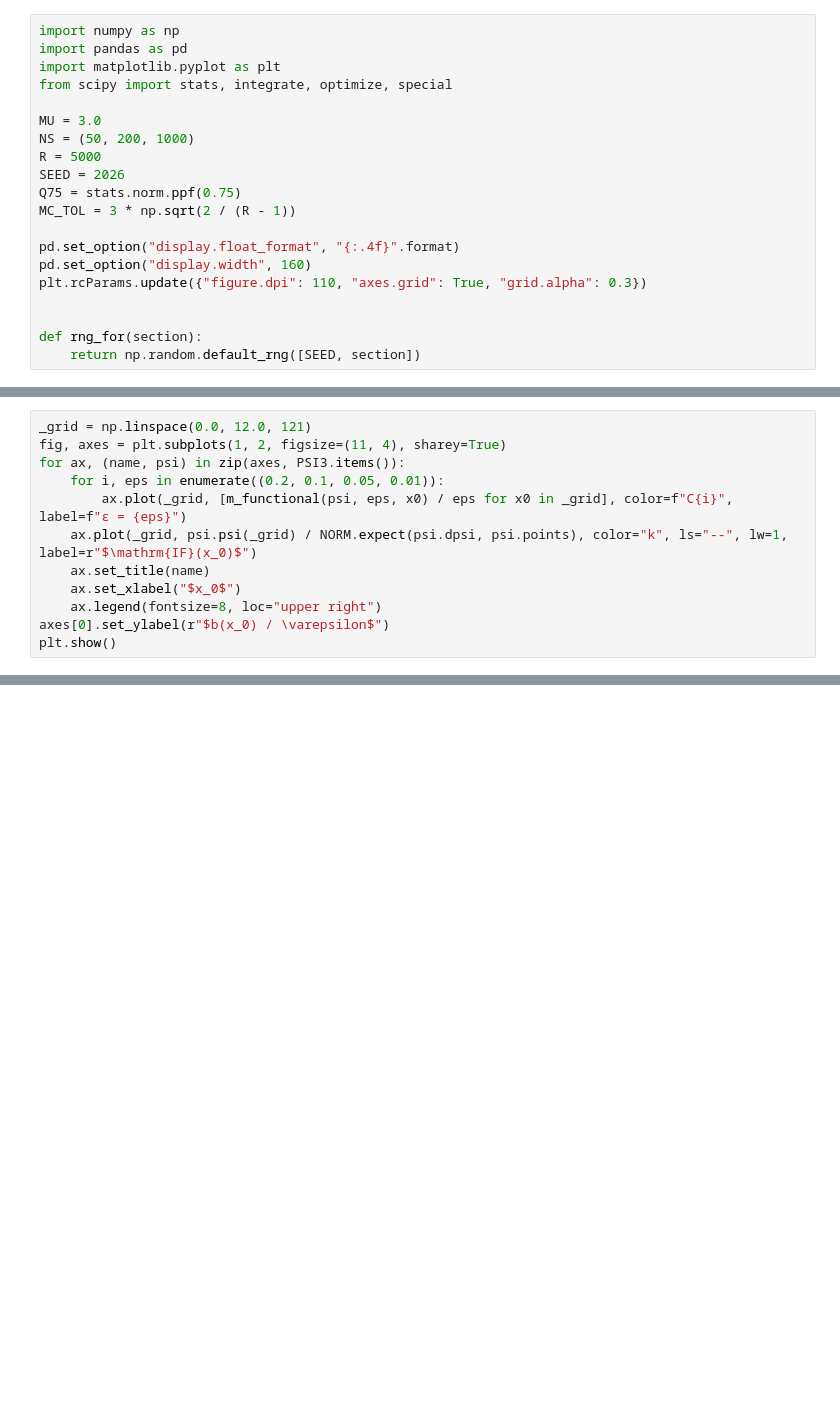
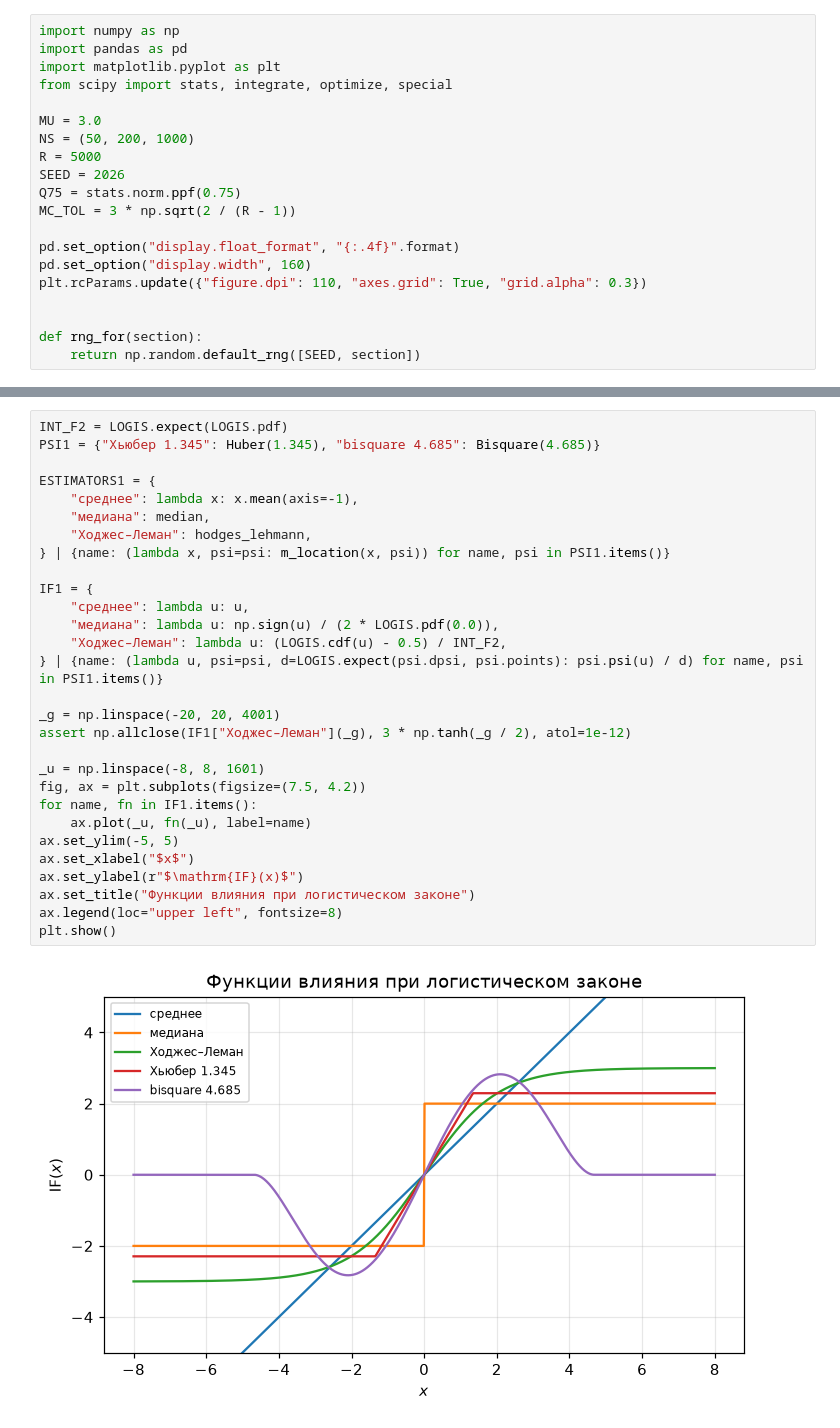
Before and after one commit to paulhowever/stata_ai_2026_WW, a Jupyter notebook: lab2.ipynb, the cells around one changed output, grey strips where cells are left out. Drawn from its saved outputs; the diff is of its cells as text; blank space fills up the shorter version.

```diff
--- a/lab2.ipynb
+++ b/lab2.ipynb
@@ -1103,12 +28,0 @@ bias_mc.pivot(index="x₀", columns="ψ", values=["b(x₀), теория", "MC"]
-# %%
-_grid = np.linspace(0.0, 12.0, 121)
-fig, axes = plt.subplots(1, 2, figsize=(11, 4), sharey=True)
-for ax, (name, psi) in zip(axes, PSI3.items()):
-    for i, eps in enumerate((0.2, 0.1, 0.05, 0.01)):
-        ax.plot(_grid, [m_functional(psi, eps, x0) / eps for x0 in _grid], color=f"C{i}", label=f"ε = {eps}")
-    ax.plot(_grid, psi.psi(_grid) / NORM.expect(psi.dpsi, psi.points), color="k", ls="--", lw=1, label=r"$\mathrm{IF}(x_0)$")
-    ax.set_title(name)
-    ax.set_xlabel("$x_0$")
-    ax.legend(fontsize=8, loc="upper right")
-axes[0].set_ylabel(r"$b(x_0) / \varepsilon$")
-plt.show()
@@ -1262,0 +175,31 @@ scale_c
+# %%
+INT_F2 = LOGIS.expect(LOGIS.pdf)
+PSI1 = {"Хьюбер 1.345": Huber(1.345), "bisquare 4.685": Bisquare(4.685)}
+
+ESTIMATORS1 = {
+    "среднее": lambda x: x.mean(axis=-1),
+    "медиана": median,
+    "Ходжес–Леман": hodges_lehmann,
+} | {name: (lambda x, psi=psi: m_location(x, psi)) for name, psi in PSI1.items()}
+
+IF1 = {
+    "среднее": lambda u: u,
+    "медиана": lambda u: np.sign(u) / (2 * LOGIS.pdf(0.0)),
+    "Ходжес–Леман": lambda u: (LOGIS.cdf(u) - 0.5) / INT_F2,
+} | {name: (lambda u, psi=psi, d=LOGIS.expect(psi.dpsi, psi.points): psi.psi(u) / d) for name, psi in PSI1.items()}
+
+_g = np.linspace(-20, 20, 4001)
+assert np.allclose(IF1["Ходжес–Леман"](_g), 3 * np.tanh(_g / 2), atol=1e-12)
+
+_u = np.linspace(-8, 8, 1601)
+fig, ax = plt.subplots(figsize=(7.5, 4.2))
+for name, fn in IF1.items():
+    ax.plot(_u, fn(_u), label=name)
+ax.set_ylim(-5, 5)
+ax.set_xlabel("$x$")
+ax.set_ylabel(r"$\mathrm{IF}(x)$")
+ax.set_title("Функции влияния при логистическом законе")
+ax.legend(loc="upper left", fontsize=8)
+plt.show()
+# %% [output]
+[figure, added]
```
Also changed, not shown: parts of 77 cells of this notebook, 1 other file.
